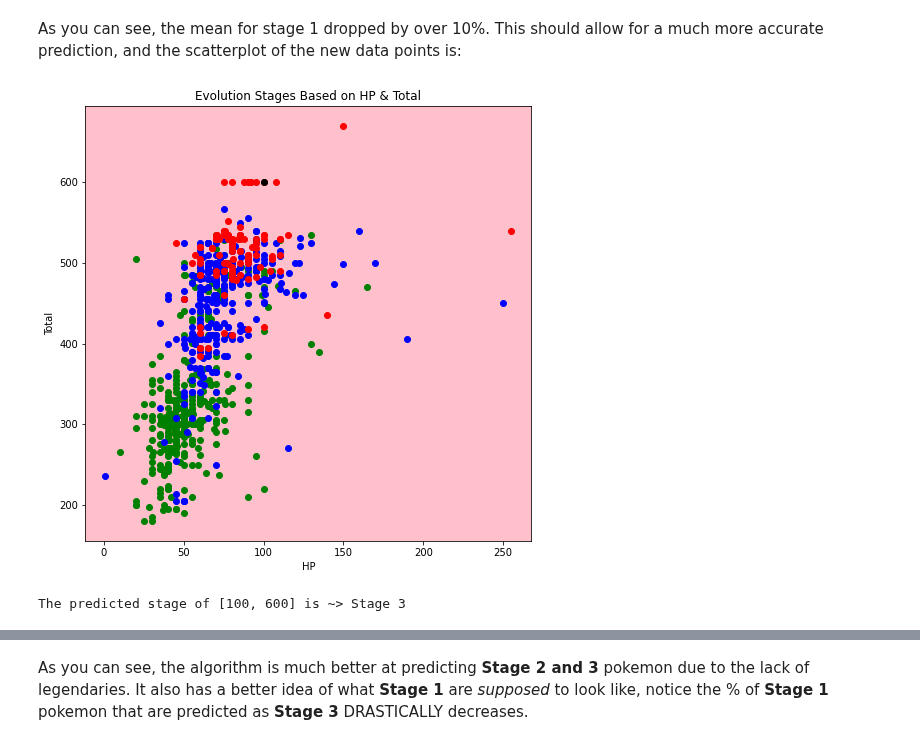
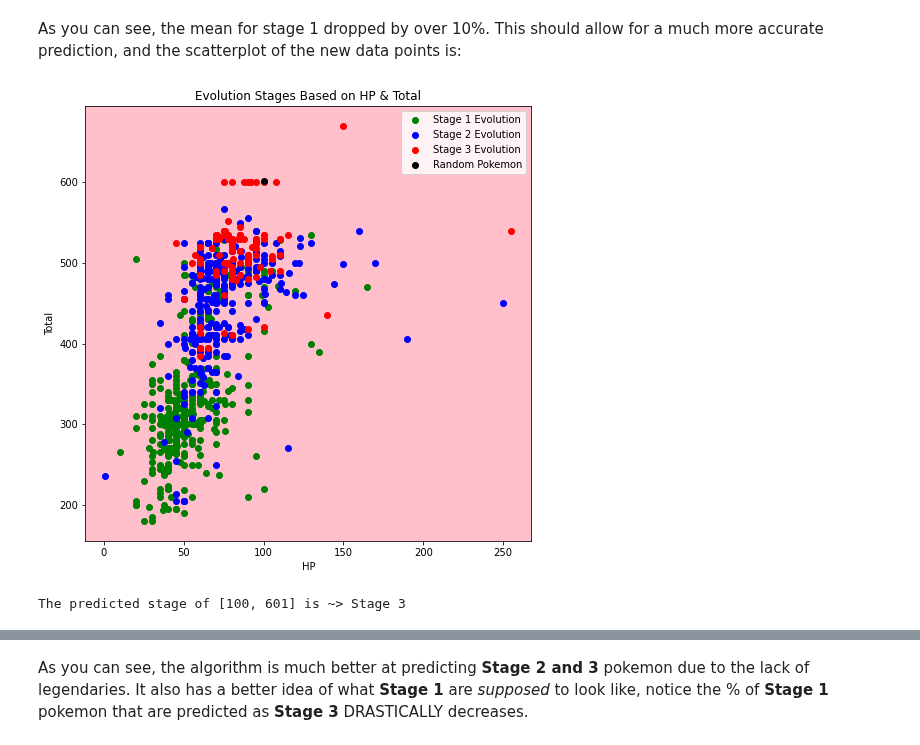
Before and after one commit to samdish7/COSC311, a Jupyter notebook: Projects/Project2/Project2.ipynb, the cells around one changed output, grey strips where cells are left out. Drawn from its saved outputs; the diff is of its cells as text; code cells hidden in the pictures.

```diff
--- a/Projects/Project2/Project2.ipynb
+++ b/Projects/Project2/Project2.ipynb
@@ -202,24 +225,25 @@ As you can see, the mean for stage 1 dropped by over 10%. This should allow for
 # %%
 # SPLIT INTO OUR THREE STAGES
 stage_one = noLeg[noLeg['Stage'] == 1]
 stage_two = noLeg[noLeg['Stage'] == 2]
 stage_three = noLeg[noLeg['Stage'] == 3]
 
 #make random pokemon
-random_pokemon = [100, 600]
+random_pokemon = [100, 601]
 
 #PLOTTING
 plt.scatter(x = stage_one['HP'], y = stage_one['Total'], color = 'g')
 plt.scatter(x = stage_two['HP'], y = stage_two['Total'], color = 'b')
 plt.scatter(x = stage_three['HP'], y = stage_three['Total'], color = 'r')
 plt.scatter(x = random_pokemon[0], y = random_pokemon[1], color = 'black')
 plt.title("Evolution Stages Based on HP & Total")
+plt.legend(['Stage 1 Evolution', 'Stage 2 Evolution', 'Stage 3 Evolution', 'Random Pokemon'])
 plt.xlabel("HP")
 plt.ylabel("Total")
 plt.gca().set_facecolor('pink')
 plt.gcf().set_size_inches(8,8)
 # %% [output]
-[figure, old version]
+[figure, new version]
 # %%
 #Predicting what stage a pokemon is based off of HP and Total
 knn = l.KNN(3)
@@ -233,7 +257,7 @@ knn.train(knn_set, labels)
 pred = knn.predict(random_pokemon)
 print(f'The predicted stage of {random_pokemon} is ~> Stage {pred.most_common(1)[0][0]}')
 # %% [output]
-The predicted stage of [100, 600] is ~> Stage 3
+The predicted stage of [100, 601] is ~> Stage 3
 # %%
 stages = noLeg[['Total', 'Stage']].to_numpy()
 
```
Also changed, not shown: parts of 15 cells of this notebook, 1 other file.
